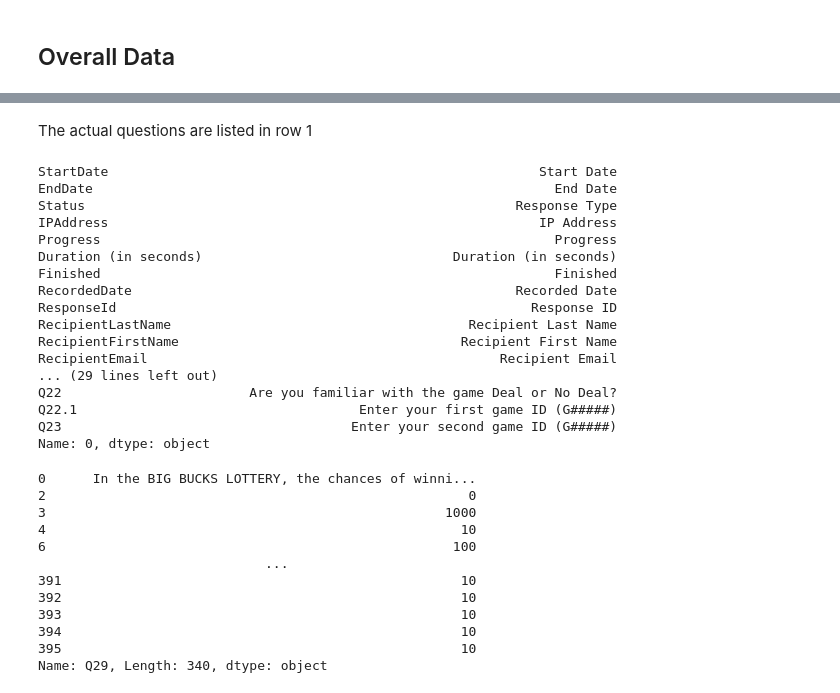
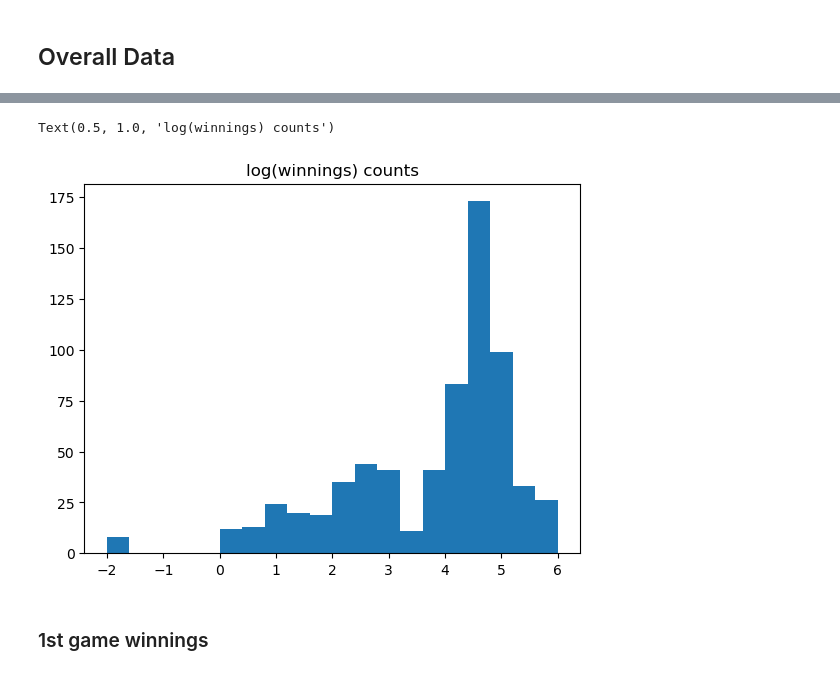
Before and after one commit to laurenlsun/dond-collected-analysis, a Jupyter notebook: collected data analysis.ipynb, the cells around one changed output, grey strips where cells are left out. Drawn from its saved outputs; the diff is of its cells as text; code cells hidden in the pictures.

```diff
--- a/collected data analysis.ipynb
+++ b/collected data analysis.ipynb
@@ -105,0 +266,11 @@ qualtrics.shape
+# %%
+import math
+def safe_log(x):
+    if x > 0:
+        return math.log10(x)
+    else:
+        return 0
+
+df['winnings_g1_log10'] = df['winnings_g1'].apply(safe_log)
+df['winnings_g2_log10'] = df['winnings_g2'].apply(safe_log)
+data['winnings_log10'] = data['winnings'].apply(safe_log)
@@ -105,0 +287,3 @@ qualtrics.shape
+# %%
+df = df.drop_duplicates(subset='game_id_g1', keep=False)
+df.shape
@@ -105,0 +292,3 @@ qualtrics.shape
+# %%
+df = df.drop_duplicates(subset='game_id_g2', keep=False)
+df.shape
@@ -110 +304,4 @@ qualtrics.shape
+# %%
+comb_winnings = pd.concat([df['winnings_g1'], df['winnings_g2']])
+comb_winnings_log10 = pd.concat([df['winnings_g1_log10'], df['winnings_g2_log10']])
 # %%
@@ -168,37 +323,8 @@ Index(['StartDate', 'EndDate', 'Status', 'IPAddress', 'Progress',
-# %% [markdown]
-The actual questions are listed in row 1
-# %%
-qualtrics.iloc[0]
-# %% [output]
-StartDate                                                       Start Date
-EndDate                                                           End Date
-Status                                                       Response Type
-IPAddress                                                       IP Address
-Progress                                                          Progress
-Duration (in seconds)                                Duration (in seconds)
-Finished                                                          Finished
-RecordedDate                                                 Recorded Date
-ResponseId                                                     Response ID
-RecipientLastName                                      Recipient Last Name
-RecipientFirstName                                    Recipient First Name
-RecipientEmail                                             Recipient Email
-... (29 lines left out)
-Q22                        Are you familiar with the game Deal or No Deal?
-Q22.1                                    Enter your first game ID (G#####)
-Q23                                     Enter your second game ID (G#####)
-Name: 0, dtype: object
-# %%
-qualtrics['Q29'].dropna()
-# %% [output]
-0      In the BIG BUCKS LOTTERY, the chances of winni...
-2                                                      0
-3                                                   1000
-4                                                     10
-6                                                    100
-                             ...
-391                                                   10
-392                                                   10
-393                                                   10
-394                                                   10
-395                                                   10
-Name: Q29, Length: 340, dtype: object
+# %%
+plt.hist(comb_winnings_log10, bins=20)
+plt.title('log(winnings) counts')
+# %% [output]
+Text(0.5, 1.0, 'log(winnings) counts')
+[figure, added]
+# %% [markdown]
+### 1st game winnings
```
Also changed, not shown: parts of 64 cells of this notebook.
